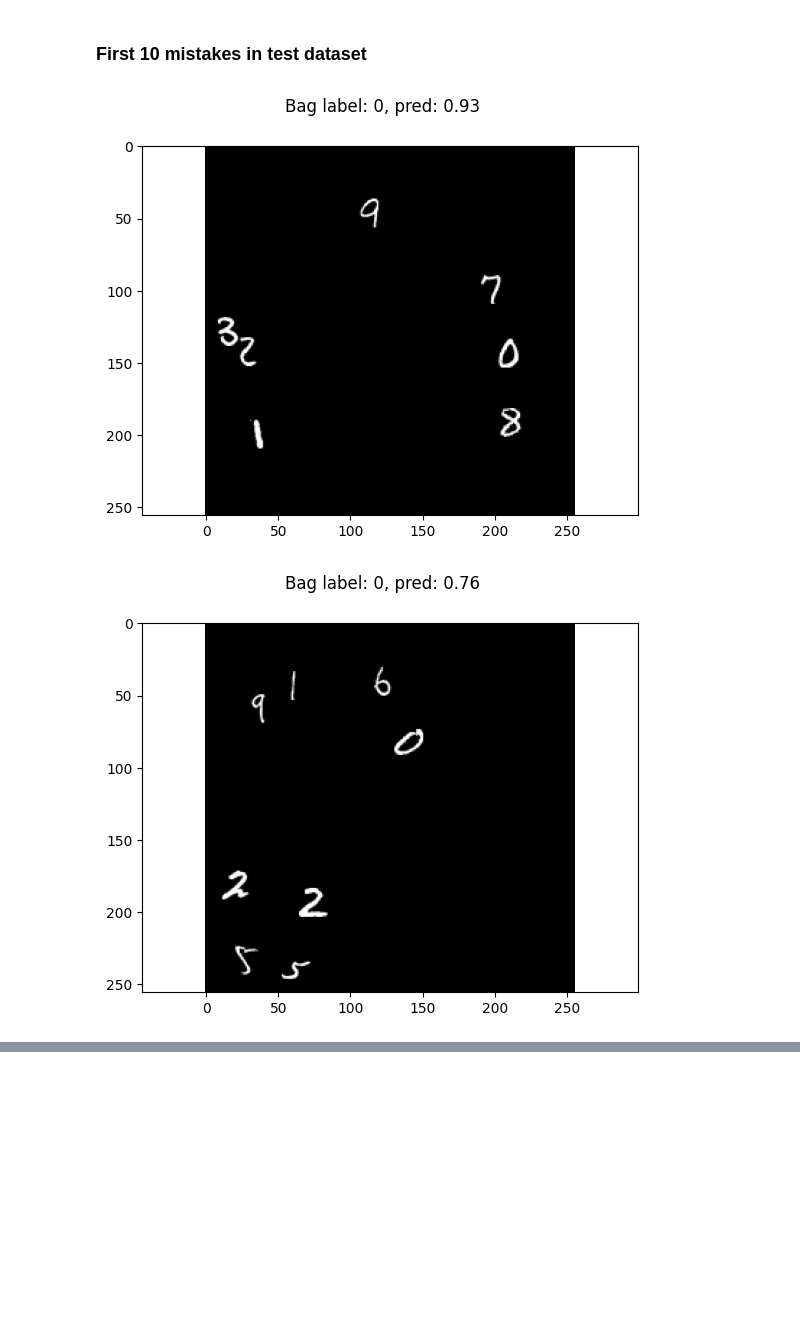
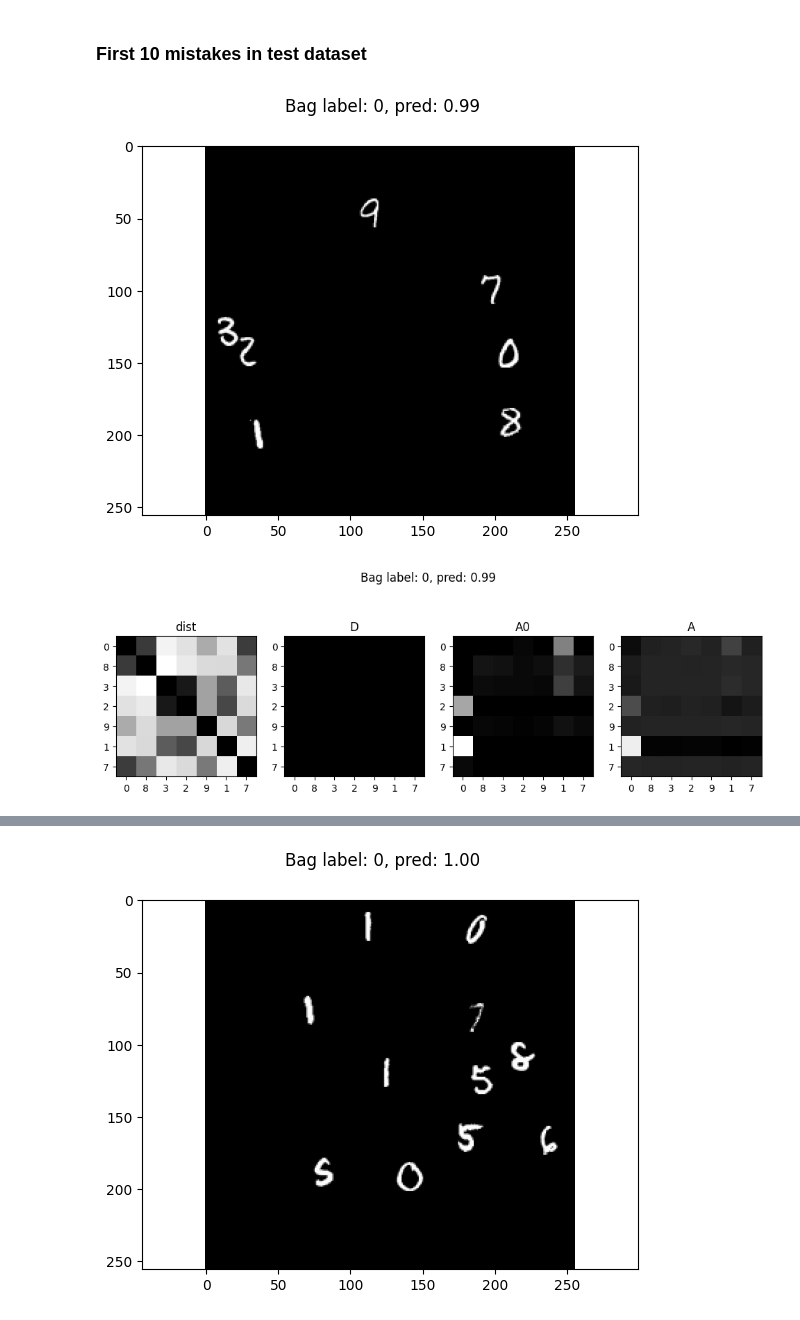
Before and after one commit to georg-wolflein/das-mil, a Jupyter notebook: train.ipynb, the cells around one changed output, grey strips where cells are left out. Saved outputs shown, nothing was run; the diff lists cells and outputs as text; code cells hidden in the pictures; blank space fills up the shorter version.

```diff
--- a/train.ipynb
+++ b/train.ipynb
@@ -76,8 +78,8 @@ TARGET_NUMBERS = (0, 1)
 # MODEL = "weighted_average_attention"
 # MODEL = "self_attention_mean_pool"
 # MODEL = "self_attention_max_pool"
-# MODEL = "distance_aware_attention_max_pool"
-MODEL = "rel_pos_self_attention_max_pool"
+MODEL = "distance_aware_attention_max_pool"
+# MODEL = "rel_pos_self_attention_max_pool"
 # MODEL = "self_attention_xy_pe_max_pool"
 # MODEL = "self_attention_fourier_pe_max_pool"
 # MODEL = "set_transformer"
@@ -90,7 +92,7 @@ MODEL = "rel_pos_self_attention_max_pool"
 
 # Only for collages
 COLLAGE_SIZE = 256
-MIN_DIST = 20
+MIN_DIST = 20 # minimum distance between two digits in the collage (just so they don't overlap)
 
 NUM_DIGITS = 10
 if DATASET.__name__.startswith("OneHot"):
@@ -105,13 +107,18 @@ if "TUDataset" in DATASET.__name__:
 datasets = dict()
 
 if "MNIST" in DATASET.__name__:
+    extra_kwargs = {}
+    if "Collage" in DATASET.__name__:
+        extra_kwargs["collage_size"] = COLLAGE_SIZE
+        extra_kwargs["min_dist"] = MIN_DIST
+        bag_label_computer = DistanceBasedTargetNumbersBagLabelComputer(TARGET_NUMBERS, lambda dist: dist < 50)
+        # bag_label_computer = DistanceBagLabelComputer(lambda a, b, dist: dist < 50 and a in TARGET_NUMBERS and b in TARGET_NUMBERS and a != b)
+    else:
+        bag_label_computer = TargetNumbersBagLabelComputer(TARGET_NUMBERS)
     for train in (True, False):
-        extra_kwargs = {}
-        if "Collage" in DATASET.__name__:
-            extra_kwargs["collage_size"] = COLLAGE_SIZE
-            extra_kwargs["min_dist"] = MIN_DIST
-        ds = DATASET(target_numbers=TARGET_NUMBERS, # target number
+        ds = DATASET(bag_label_computer,
                     num_digits=NUM_DIGITS, # sample from all 10 MNIST digits
+                    min_bag_size=2, # minimum bag length
                     mean_bag_size=10, # mean bag length
                     var_bag_size=2, # variance of bag length
                     num_bags=300 if train else 100, # number of bags
@@ -296,16 +303,18 @@ class RelativePositionAttentionHead(nn.Module):
         self.queries = nn.Linear(feature_size, hidden_dim, bias=False)
         self.values = nn.Linear(feature_size, feature_size, bias=False)
 
-        h = 2 # hidden_dim
+        h = 5 # hidden_dim
         self.rel_rep_k = nn.Sequential(
             nn.Linear(1, h),
-            nn.Tanh(),
-            nn.Linear(h, hidden_dim)
+            nn.ReLU(),
+            nn.Linear(h, hidden_dim),
+            nn.Sigmoid()
         )
         self.rel_rep_v = nn.Sequential(
             nn.Linear(1, h),
-            nn.Tanh(),
-            nn.Linear(h, feature_size)
+            nn.ReLU(),
+            nn.Linear(h, feature_size),
+            nn.Sigmoid()
         )
 
         self.dropout = nn.Dropout(.1)
@@ -686,7 +698,7 @@ def plot_dist_aware_attention(bag):
     plot_attention_head(bag, attention_layer.A)
 
 def visualize_prediction(bag, y_pred):
-    y = bag.bag_label
+    y = bag.y
     if DATASET == OneHotMNISTBags:
         if isinstance(attention_layer, WeightedAverageAttention):
             print_one_hot_bag_with_attention(bag, attention_layer.A, y_pred>.5)
@@ -723,7 +735,7 @@ model.eval()
 with torch.no_grad():
     for bag in itertools.islice(test_loader, 10):
         bag = device(bag)
-        y = bag.bag_label.float()
+        y = bag.y.float()
         y_pred = model(bag).squeeze(0)
         visualize_prediction(bag, y_pred)
 # %% [output]
@@ -733,17 +757,17 @@ AttributeError: 'Bag' object has no attribute 'bag_label'
 # %%
 # Visualize first 10 mistakes
 model.eval()
 with torch.no_grad():
     i = 0
     for bag in test_loader:
         if i == 10:
             break
         bag = device(bag)
-        y = bag.bag_label.float()
+        y = bag.y.float()
         y_pred = model(bag).squeeze(0)
         if ((y_pred > .5).float() != y).cpu().detach():
             visualize_prediction(bag, y_pred)
             i += 1
 # %% [output]
 [figure]
-[figure, old version]
+[figure, new version]
@@ -757,0 +782 @@ with torch.no_grad():
+[figure, added]
```
Also changed, not shown: parts of 4 cells of this notebook, 6 other files.
